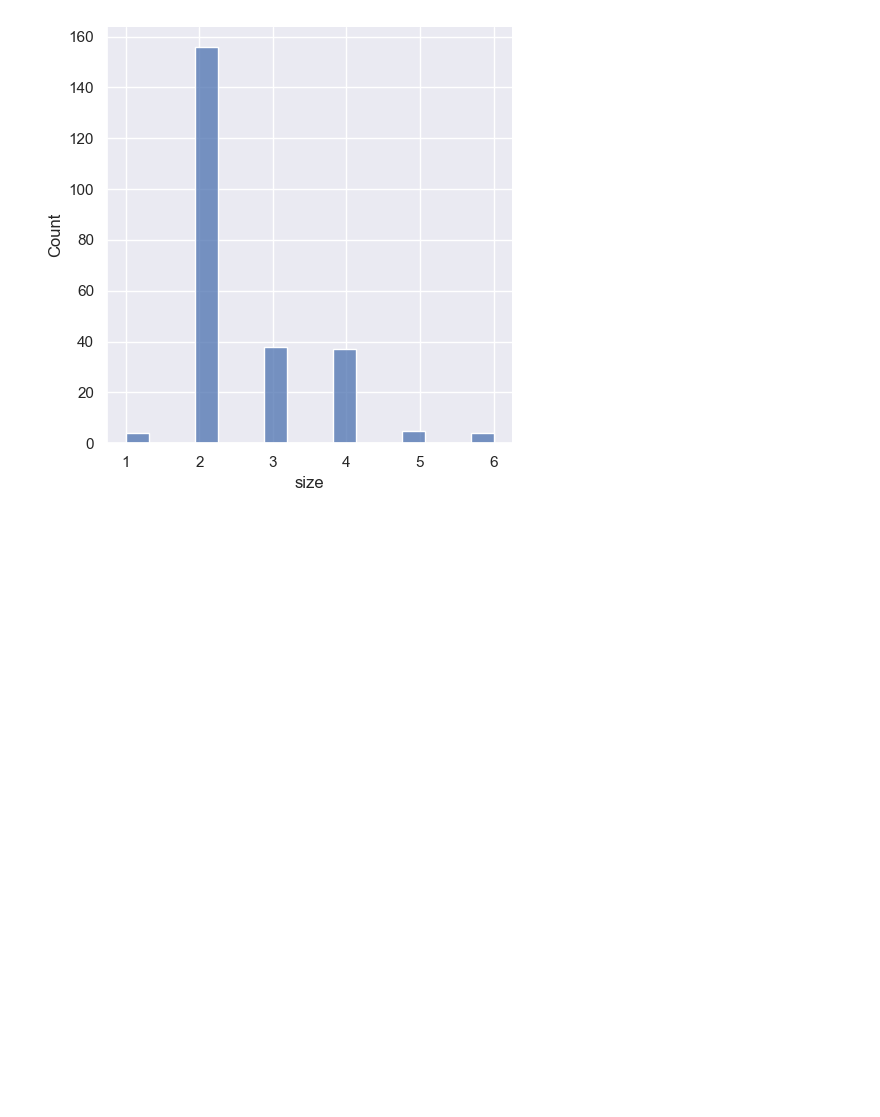
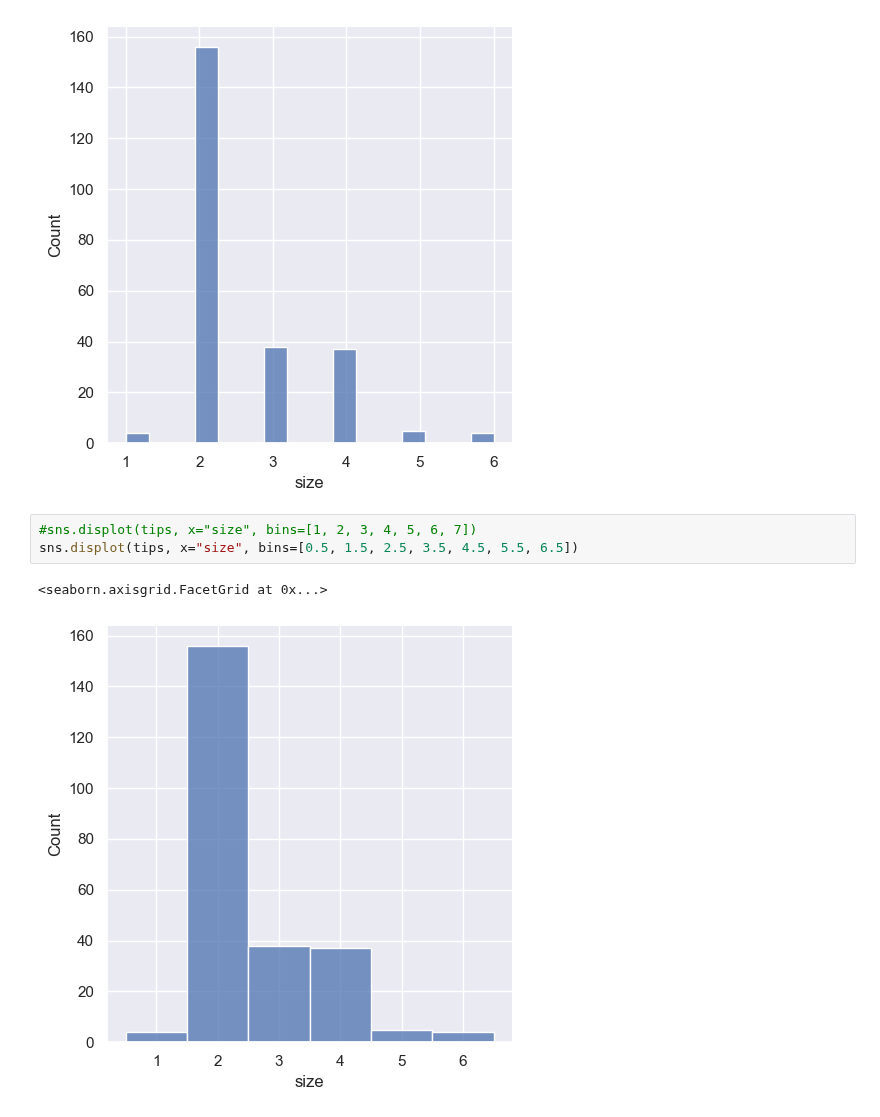
Before and after one commit to wu4fmp6/machine_learning, a Jupyter notebook: lesson_4.ipynb, the cells around one changed output. Drawn from its saved outputs; the diff is of its cells as text; blank space fills up the shorter version.

```diff
--- a/lesson_4.ipynb
+++ b/lesson_4.ipynb
@@ -80,3 +80,9 @@ sns.displot(tips, x="size")
 # %% [output]
 <seaborn.axisgrid.FacetGrid at 0x...>
 [figure]
+# %%
+#sns.displot(tips, x="size", bins=[1, 2, 3, 4, 5, 6, 7])
+sns.displot(tips, x="size", bins=[0.5, 1.5, 2.5, 3.5, 4.5, 5.5, 6.5])
+# %% [output]
+<seaborn.axisgrid.FacetGrid at 0x...>
+[figure, added]
```
Also changed, not shown: parts of 1 cell of this notebook.
